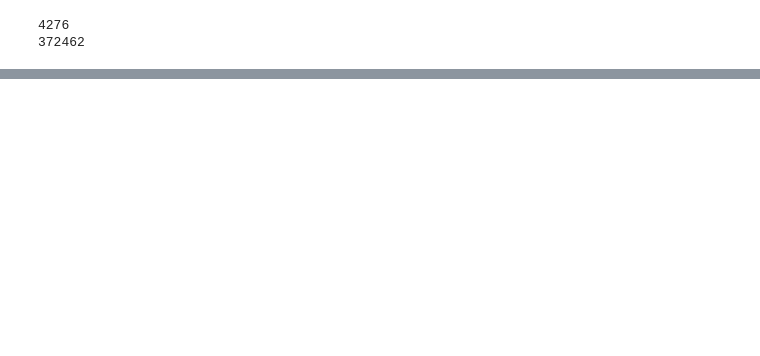
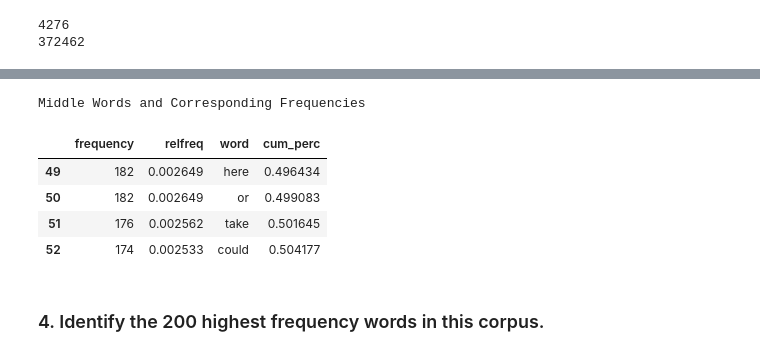
Before and after one commit to jitsen-design/Data_620_Group, a Jupyter notebook: Assignment_Wk4Pt2/Wk4Pt2_sheryl.ipynb, the cells around one changed output, grey strips where cells are left out. Drawn from its saved outputs; the diff is of its cells as text; code cells hidden in the pictures; blank space fills up the shorter version.

```diff
--- a/Assignment_Wk4Pt2/Wk4Pt2_sheryl.ipynb
+++ b/Assignment_Wk4Pt2/Wk4Pt2_sheryl.ipynb
@@ -61,0 +74,20 @@ print(len(tokens))
+# %%
+def get_wordnet_pos(treebank_tag):
+    if treebank_tag.startswith('J'):
+        return wordnet.ADJ
+    elif treebank_tag.startswith('V'):
+        return wordnet.VERB
+    elif treebank_tag.startswith('N'):
+        return wordnet.NOUN
+    elif treebank_tag.startswith('R'):
+        return wordnet.ADV
+    else:
+        return 'n'
+
+def lemmatize_word(word):
+    lemmatizer = WordNetLemmatizer()
+    try:
+        tag = get_wordnet_pos(nltk.pos_tag([word])[0][1])
+        return lemmatizer.lemmatize(word, pos=tag)
+    except:
+        pass
@@ -61,0 +96,4 @@ print(len(tokens))
+# %%
+tokens_lem = [lemmatize_word(x) for x in tokens]
+# %%
+filtered_tokens = [word for word in tokens_lem ] #if word not in stopwords.words('english')]
@@ -125,0 +117,5 @@ fdist2.most_common(200)
+# %%
+#fdist1 = FreqDist(tokens)
+#print(fdist1)
+fdist1 = FreqDist(filtered_tokens)
+print(fdist1)
@@ -125,0 +128,22 @@ fdist2.most_common(200)
+# %%
+samples = list(dict(list(fdist1.most_common(len(fdist1)))).keys())
+freqs = [fdist1[sample] for sample in samples]
+rel_freqs = [(fdist1[sample] / fdist1.N()) for sample in samples]
+
+df_words = pd.DataFrame()
+df_words['frequency'] = freqs
+df_words['relfreq'] = rel_freqs
+df_words['word'] = samples
+
+df_words['cum_perc'] = df_words['relfreq'].cumsum()
+print('Middle Words and Corresponding Frequencies')
+df_words.loc[(df_words['cum_perc'] >= 0.495) & (df_words['cum_perc'] <= 0.505)]
+# %% [output]
+Middle Words and Corresponding Frequencies
+|  | frequency | relfreq | word | cum_perc |
+| 49 | 182 | 0.002649 | here | 0.496434 |
+| 50 | 182 | 0.002649 | or | 0.499083 |
+| 51 | 176 | 0.002562 | take | 0.501645 |
+| 52 | 174 | 0.002533 | could | 0.504177 |
+# %% [markdown]
+### 4. Identify the 200 highest frequency words in this corpus.
```
Also changed, not shown: parts of 30 cells of this notebook.
